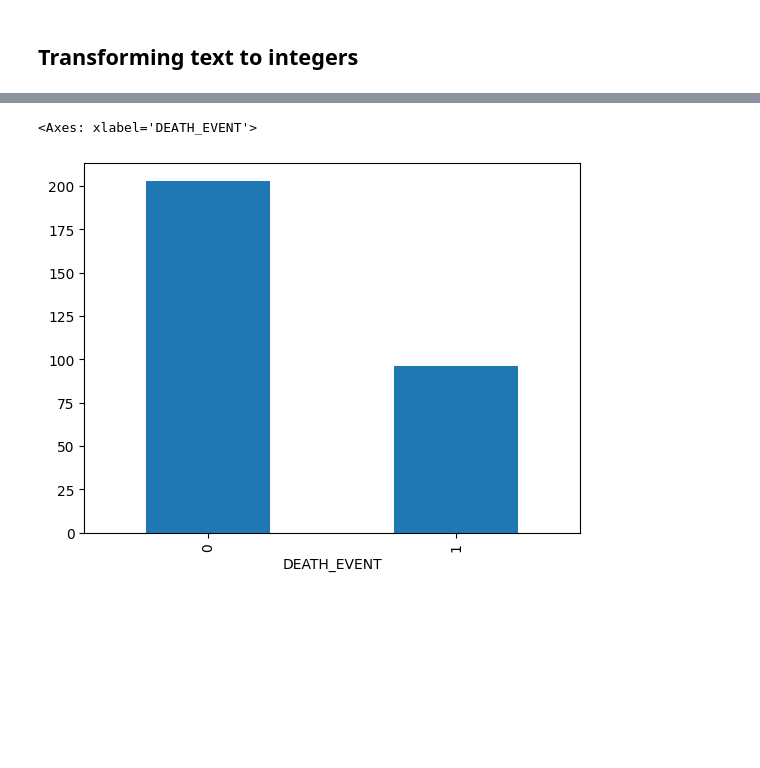
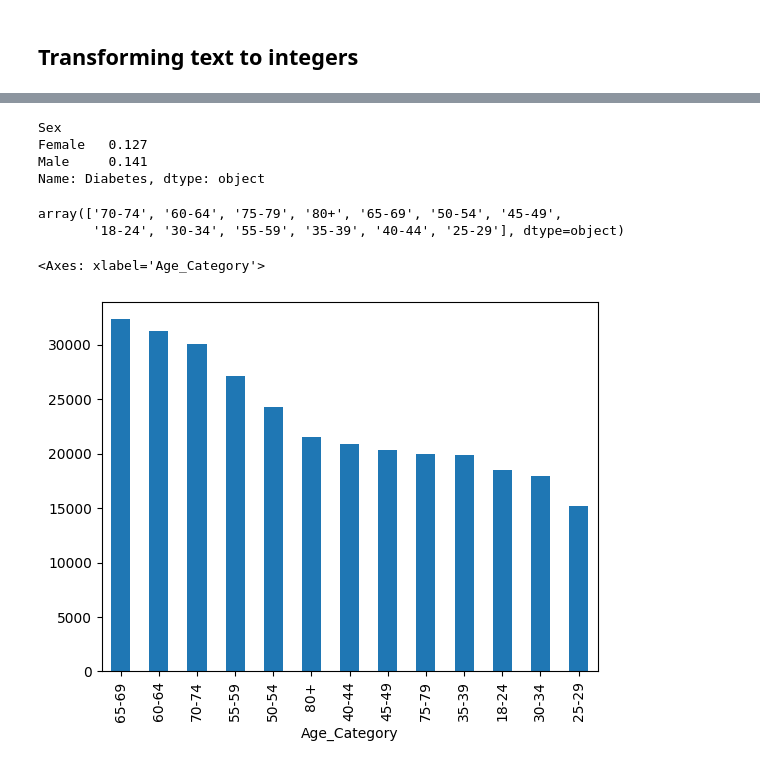
Before and after one commit to midasestanislao/Disease-Prediction-from-Medical-Data, a Jupyter notebook: disease_prediction.ipynb, the cells around one changed output, grey strips where cells are left out. Drawn from its saved outputs; the diff is of its cells as text; code cells hidden in the pictures; blank space fills up the shorter version.

```diff
--- a/disease_prediction.ipynb
+++ b/disease_prediction.ipynb
@@ -7,5 +9,5 @@ import matplotlib.pyplot as plt
 # %%
-data = pd.read_csv('heart_failure_clinical_records_dataset.csv')
+data = pd.read_csv('CVD_cleaned.csv')
 # %%
 print("Dataset information")
 print(data.keys())
@@ -167,0 +173,5 @@ array([1, 0])
+# %%
+columns_to_replace = ['Heart_Disease', 'Exercise', 'Skin_Cancer', 'Other_Cancer', 'Depression', 'Diabetes', 'Arthritis', 'Smoking_History']
+df[columns_to_replace] = df[columns_to_replace].replace({'No': 0, 'Yes': 1})
+df = df[df['Diabetes'].isin([0, 1])]
+df['Diabetes'].unique()
@@ -168,5 +185,20 @@ array([1, 0])
+# %%
+df.groupby("Sex")["Diabetes"].mean()
+# %% [output]
+Sex
+Female   0.127
+Male     0.141
+Name: Diabetes, dtype: object
+# %%
+df["Sex"] = df["Sex"].replace({"Male": 1, "Female": 2})
+df["General_Health"] = df["General_Health"].replace({"Poor": 1, "Fair": 2, "Good": 3, "Very Good": 4, "Excellent": 5})
+# %%
+df['Age_Category'].unique()
+# %% [output]
+array(['70-74', '60-64', '75-79', '80+', '65-69', '50-54', '45-49',
+       '18-24', '30-34', '55-59', '35-39', '40-44', '25-29'], dtype=object)
 # %%
-df['DEATH_EVENT'].value_counts().plot(kind = 'bar')
+df['Age_Category'].value_counts().plot(kind = 'bar')
 # %% [output]
-<Axes: xlabel='DEATH_EVENT'>
+<Axes: xlabel='Age_Category'>
-[figure, old version]
+[figure, new version]
```
Also changed, not shown: parts of 28 cells of this notebook.
